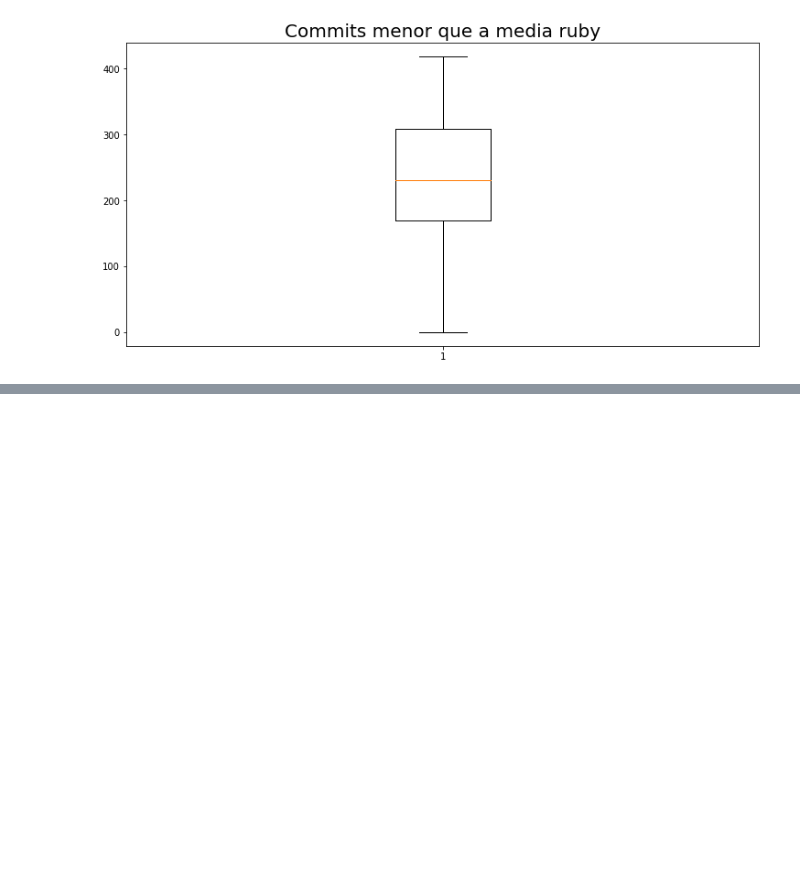
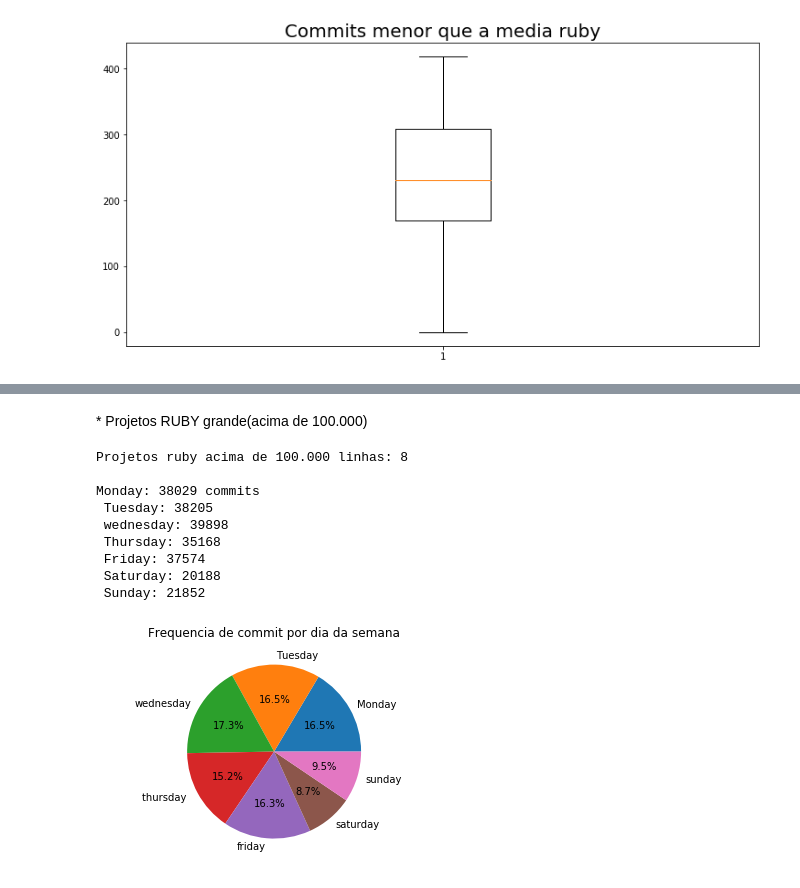
Before and after one commit to wagnernegrao/ci-analysis, a Jupyter notebook: ci_analysis.ipynb, the cells around one changed output, grey strips where cells are left out. Drawn from its saved outputs; the diff is of its cells as text; code cells hidden in the pictures; blank space fills up the shorter version.

```diff
--- a/ci_analysis.ipynb
+++ b/ci_analysis.ipynb
@@ -398,0 +440,18 @@ max    419.000000
+# %% [markdown]
+<font size = 4/>
+* Projetos RUBY grande(acima de 100.000)
+# %%
+dataframe = size_project('ruby', 4)
+monday, tuesday, wednesday, thursday, friday, saturday, sunday = weekday_frequency(dataframe)
+plot_graphic(monday, tuesday, wednesday, thursday, friday, saturday, sunday)
+# %% [output]
+Projetos ruby acima de 100.000 linhas: 8
+
+Monday: 38029 commits
+ Tuesday: 38205
+ wednesday: 39898
+ Thursday: 35168
+ Friday: 37574
+ Saturday: 20188
+ Sunday: 21852
+[figure, added]
```
Also changed, not shown: parts of 17 cells of this notebook.
